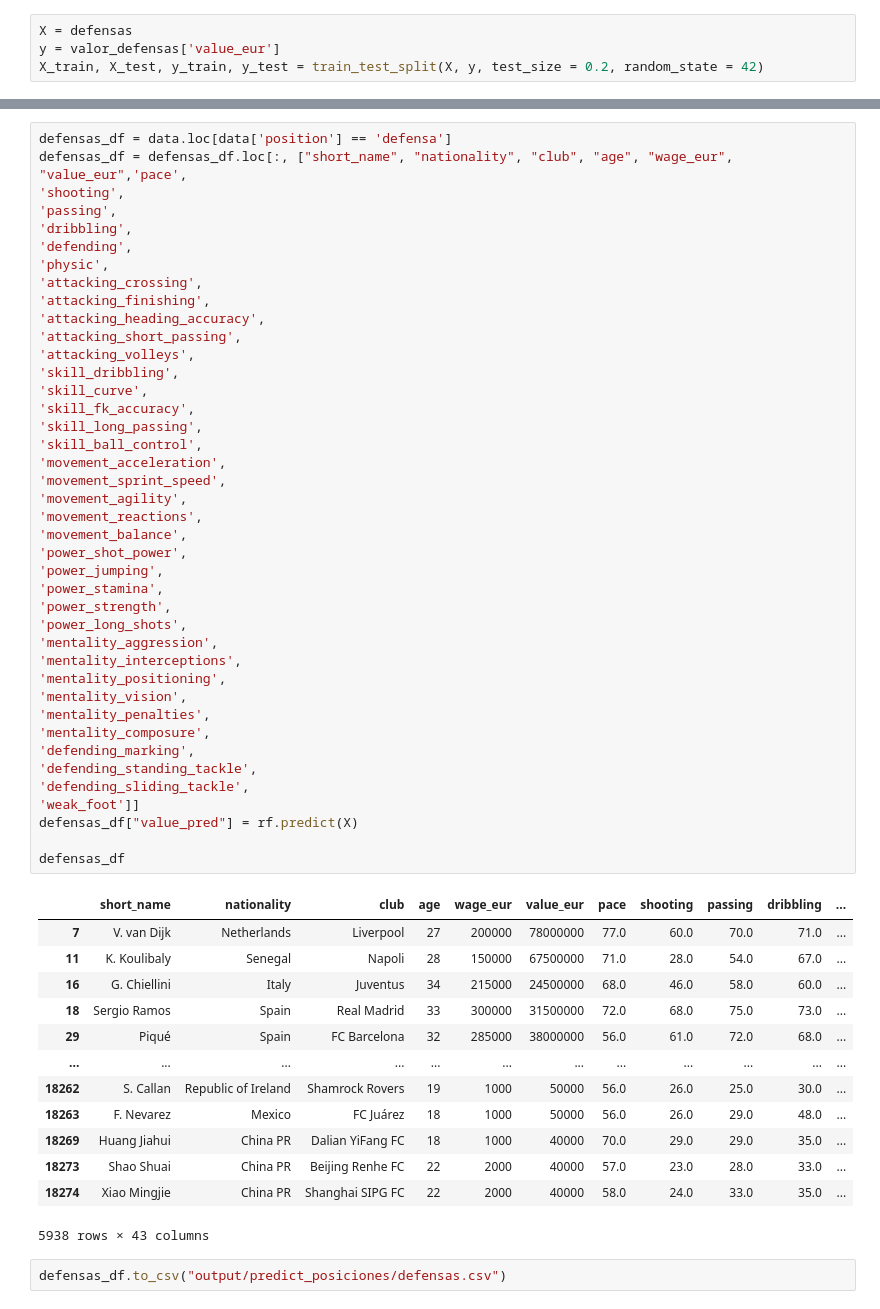
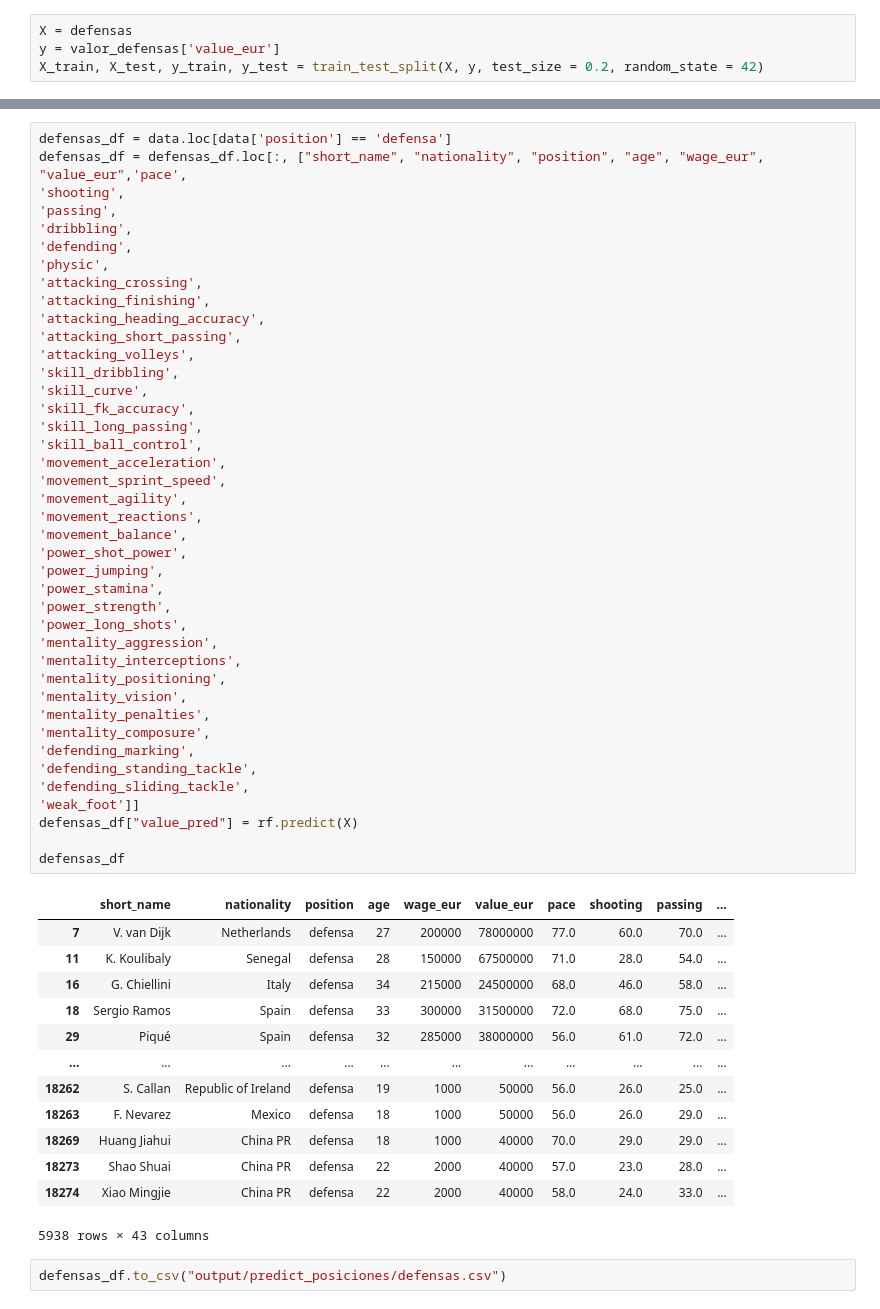
Before and after one commit to DarioCMasedo/projecto_final_ironhack, a Jupyter notebook: modelos.ipynb, the cells around one changed output, grey strips where cells are left out. Saved outputs shown, nothing was run; the diff lists cells and outputs as text.

```diff
--- a/modelos.ipynb
+++ b/modelos.ipynb
@@ -433,6 +433,6 @@ rf.score(X_test, y_test)
 # %%
 defensas_df = data.loc[data['position'] == 'defensa']
-defensas_df = defensas_df.loc[:, ["short_name", "nationality", "club", "age", "wage_eur", "value_eur",'pace',
+defensas_df = defensas_df.loc[:, ["short_name", "nationality", "position", "age", "wage_eur", "value_eur",'pace',
 'shooting',
 'passing',
 'dribbling',
@@ -445,45 +445,45 @@ defensas_df = defensas_df.loc[:, ["short_name", "nationality", "club", "age", "w
 'attacking_volleys',
 'skill_dribbling',
 'skill_curve',
 'skill_fk_accuracy',
 'skill_long_passing',
 'skill_ball_control',
 'movement_acceleration',
 'movement_sprint_speed',
 'movement_agility',
 'movement_reactions',
 'movement_balance',
 'power_shot_power',
 'power_jumping',
 'power_stamina',
 'power_strength',
 'power_long_shots',
 'mentality_aggression',
 'mentality_interceptions',
 'mentality_positioning',
 'mentality_vision',
 'mentality_penalties',
 'mentality_composure',
 'defending_marking',
 'defending_standing_tackle',
 'defending_sliding_tackle',
 'weak_foot']]
 defensas_df["value_pred"] = rf.predict(X)
 
 defensas_df
 # %% [output]
-|  | short_name | nationality | club | age | wage_eur | value_eur | pace | shooting | passing | dribbling | ... |
-| 7 | V. van Dijk | Netherlands | Liverpool | 27 | 200000 | 78000000 | 77.0 | 60.0 | 70.0 | 71.0 | ... |
-| 11 | K. Koulibaly | Senegal | Napoli | 28 | 150000 | 67500000 | 71.0 | 28.0 | 54.0 | 67.0 | ... |
-| 16 | G. Chiellini | Italy | Juventus | 34 | 215000 | 24500000 | 68.0 | 46.0 | 58.0 | 60.0 | ... |
-| 18 | Sergio Ramos | Spain | Real Madrid | 33 | 300000 | 31500000 | 72.0 | 68.0 | 75.0 | 73.0 | ... |
-| 29 | Piqué | Spain | FC Barcelona | 32 | 285000 | 38000000 | 56.0 | 61.0 | 72.0 | 68.0 | ... |
-| ... | ... | ... | ... | ... | ... | ... | ... | ... | ... | ... | ... |
-| 18262 | S. Callan | Republic of Ireland | Shamrock Rovers | 19 | 1000 | 50000 | 56.0 | 26.0 | 25.0 | 30.0 | ... |
-| 18263 | F. Nevarez | Mexico | FC Juárez | 18 | 1000 | 50000 | 56.0 | 26.0 | 29.0 | 48.0 | ... |
-| 18269 | Huang Jiahui | China PR | Dalian YiFang FC | 18 | 1000 | 40000 | 70.0 | 29.0 | 29.0 | 35.0 | ... |
-| 18273 | Shao Shuai | China PR | Beijing Renhe FC | 22 | 2000 | 40000 | 57.0 | 23.0 | 28.0 | 33.0 | ... |
-| 18274 | Xiao Mingjie | China PR | Shanghai SIPG FC | 22 | 2000 | 40000 | 58.0 | 24.0 | 33.0 | 35.0 | ... |
+|  | short_name | nationality | position | age | wage_eur | value_eur | pace | shooting | passing | ... |
+| 7 | V. van Dijk | Netherlands | defensa | 27 | 200000 | 78000000 | 77.0 | 60.0 | 70.0 | ... |
+| 11 | K. Koulibaly | Senegal | defensa | 28 | 150000 | 67500000 | 71.0 | 28.0 | 54.0 | ... |
+| 16 | G. Chiellini | Italy | defensa | 34 | 215000 | 24500000 | 68.0 | 46.0 | 58.0 | ... |
+| 18 | Sergio Ramos | Spain | defensa | 33 | 300000 | 31500000 | 72.0 | 68.0 | 75.0 | ... |
+| 29 | Piqué | Spain | defensa | 32 | 285000 | 38000000 | 56.0 | 61.0 | 72.0 | ... |
+| ... | ... | ... | ... | ... | ... | ... | ... | ... | ... | ... |
+| 18262 | S. Callan | Republic of Ireland | defensa | 19 | 1000 | 50000 | 56.0 | 26.0 | 25.0 | ... |
+| 18263 | F. Nevarez | Mexico | defensa | 18 | 1000 | 50000 | 56.0 | 26.0 | 29.0 | ... |
+| 18269 | Huang Jiahui | China PR | defensa | 18 | 1000 | 40000 | 70.0 | 29.0 | 29.0 | ... |
+| 18273 | Shao Shuai | China PR | defensa | 22 | 2000 | 40000 | 57.0 | 23.0 | 28.0 | ... |
+| 18274 | Xiao Mingjie | China PR | defensa | 22 | 2000 | 40000 | 58.0 | 24.0 | 33.0 | ... |
 5938 rows × 43 columns
 # %%
 defensas_df.to_csv("output/predict_posiciones/defensas.csv")
```
Also changed, not shown: parts of 17 cells of this notebook, 12 other files.
